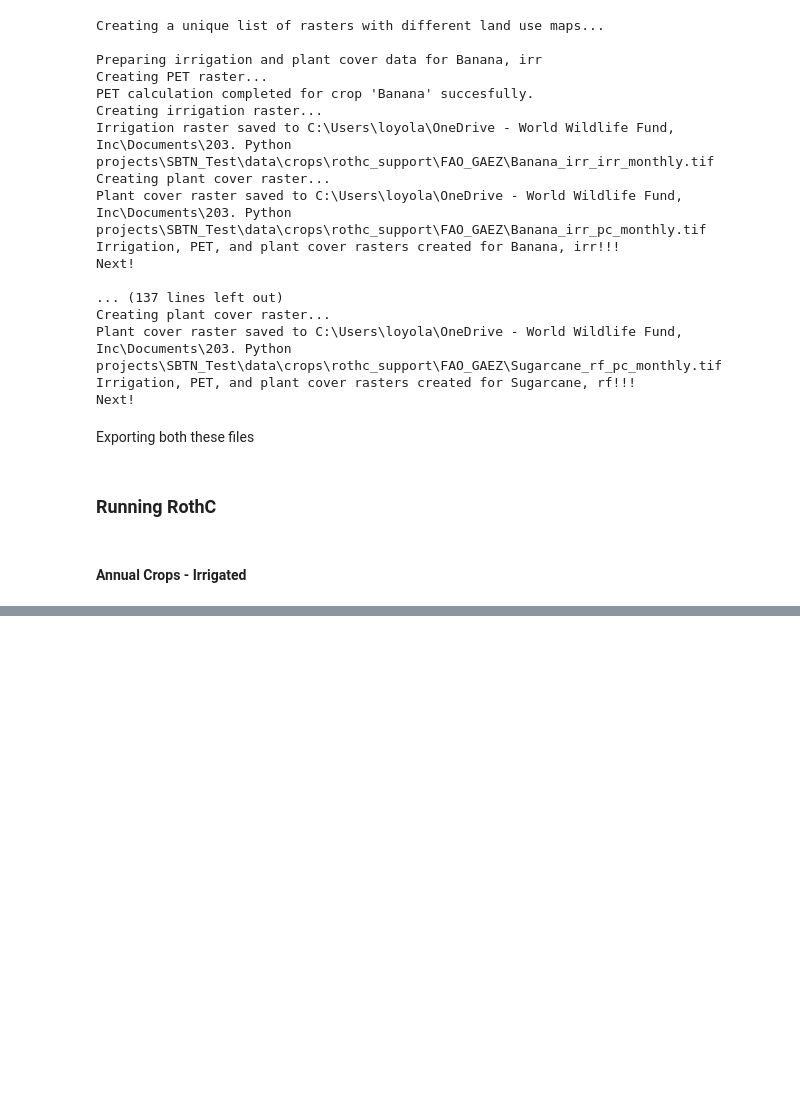
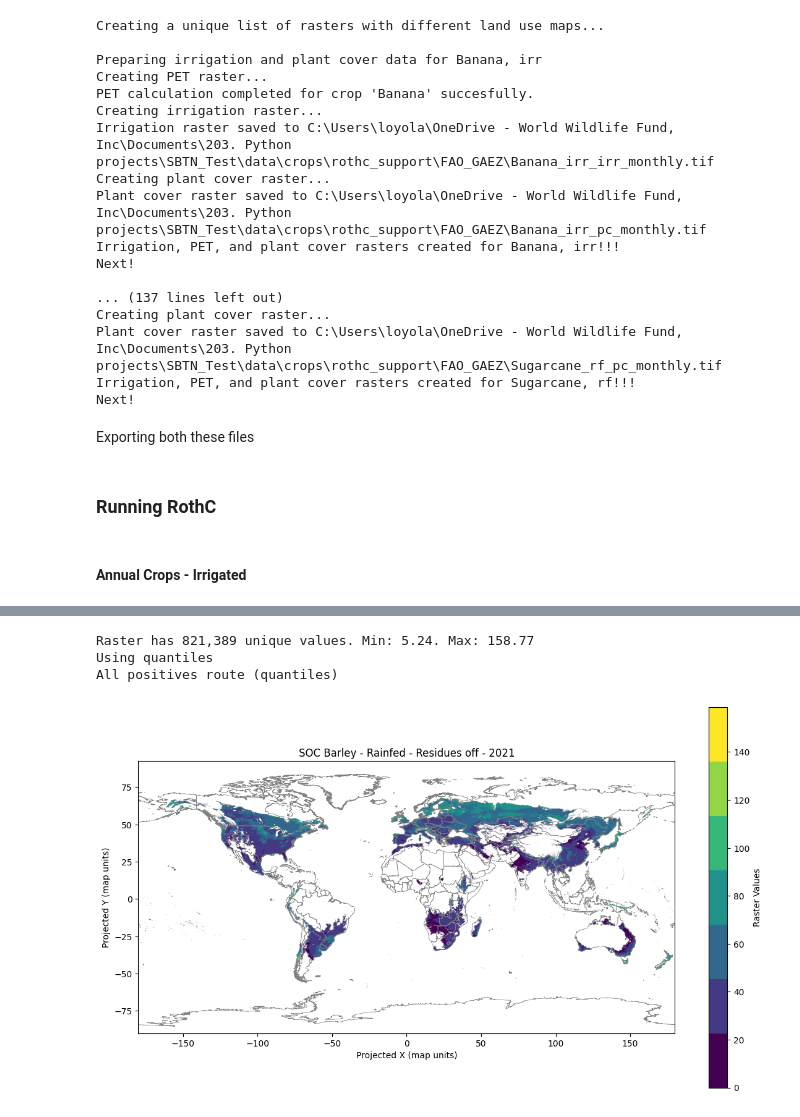
Before and after one commit to cloyolaangosto/SBTN_Test, a Jupyter notebook: documentation/SOC_Support/FAO_GAEZ_lu_yields.ipynb, the cells around one changed output, grey strips where cells are left out. Drawn from its saved outputs; the diff is of its cells as text; code cells hidden in the pictures; blank space fills up the shorter version.

```diff
--- a/documentation/SOC_Support/FAO_GAEZ_lu_yields.ipynb
+++ b/documentation/SOC_Support/FAO_GAEZ_lu_yields.ipynb
@@ -527,0 +608,7 @@ RasterioIOError: Attempt to create new tiff file '..\LEAFs\SOC\rasters\Barley_rf
+# %%
+mp.plot_raster_on_world_extremes_cutoff(soc_bar_rf_roff, "SOC Barley - Rainfed - Residues off - 2021", perc_cutoff=0, quantiles=7, raster_band=6)
+# %% [output]
+Raster has 821,389 unique values. Min: 5.24. Max: 158.77
+Using quantiles
+All positives route (quantiles)
+[figure, added]
```
Also changed, not shown: parts of 9 cells of this notebook, 3 other files.
